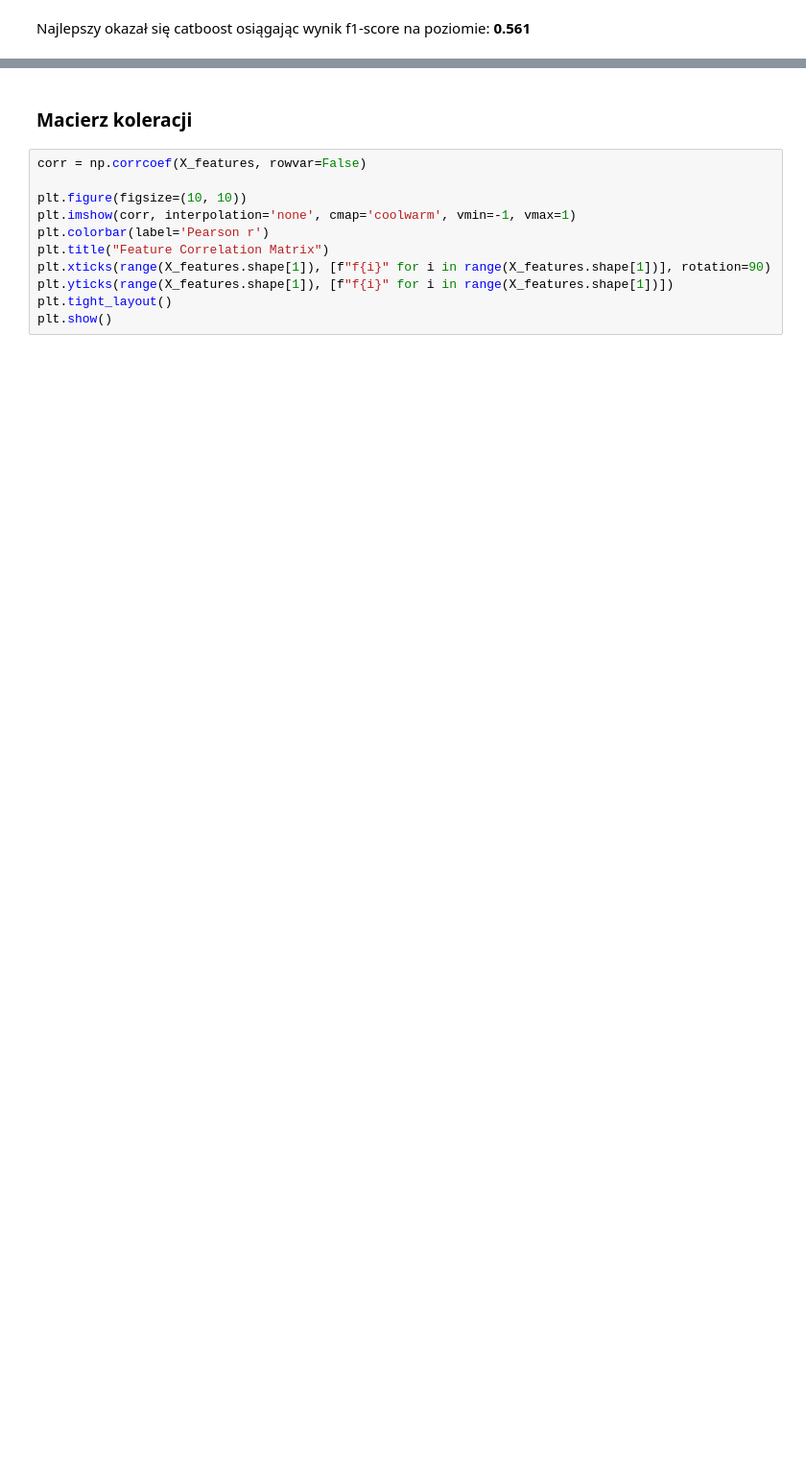
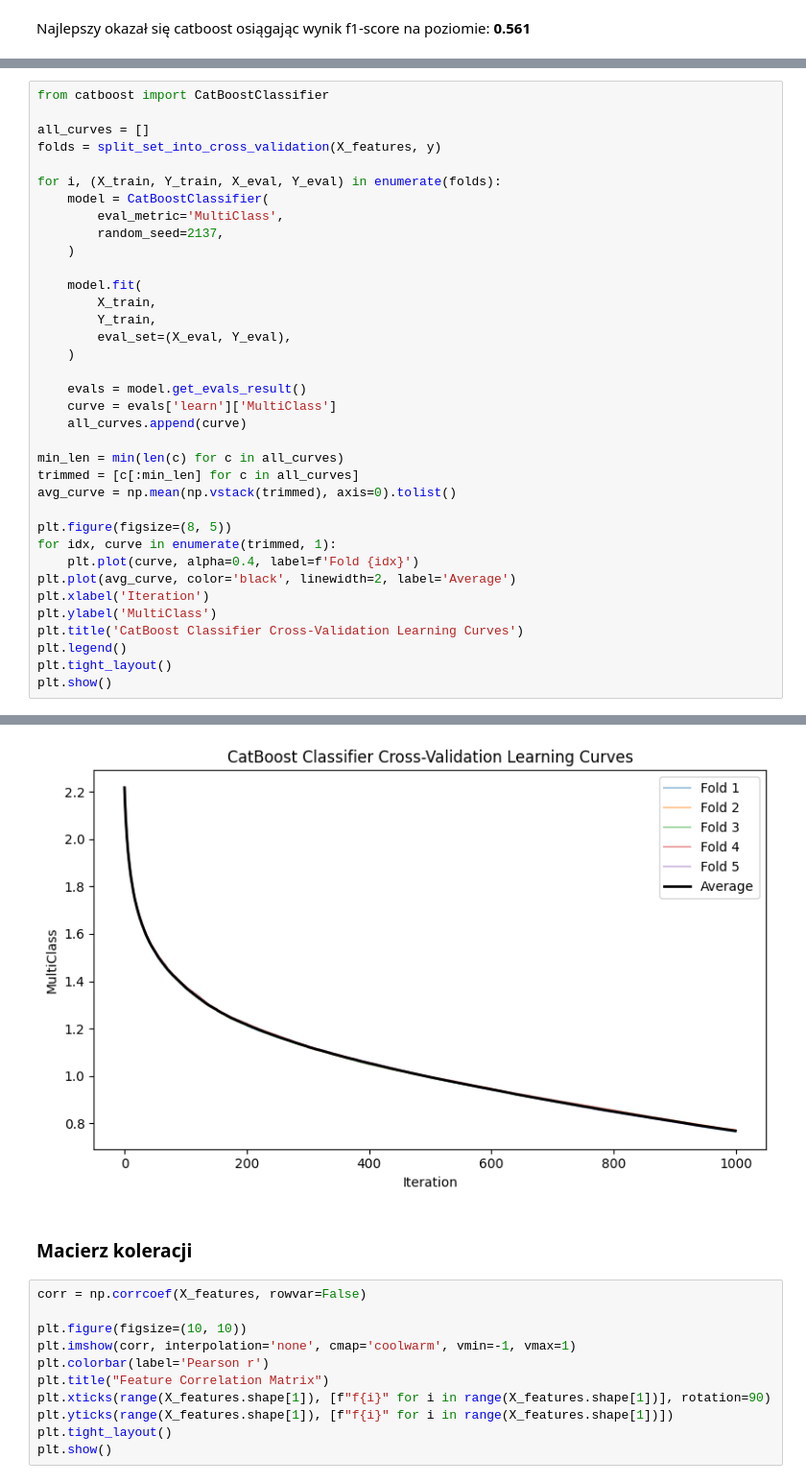
Before and after one commit to PiotrekCi/zmum-houses, a Jupyter notebook: ZMUM_p2.ipynb, the cells around one changed output, grey strips where cells are left out. Shown at 96% size. Saved outputs shown, nothing was run; the diff lists cells and outputs as text; blank space fills up the shorter version.

```diff
--- a/ZMUM_p2.ipynb
+++ b/ZMUM_p2.ipynb
@@ -368,0 +380,37 @@ Learning rate set to 0.375575
+# %%
+from catboost import CatBoostClassifier
+
+all_curves = []
+folds = split_set_into_cross_validation(X_features, y)
+
+for i, (X_train, Y_train, X_eval, Y_eval) in enumerate(folds):
+    model = CatBoostClassifier(
+        eval_metric='MultiClass',
+        random_seed=2137,
+    )
+
+    model.fit(
+        X_train,
+        Y_train,
+        eval_set=(X_eval, Y_eval),
+    )
+
+    evals = model.get_evals_result()
+    curve = evals['learn']['MultiClass']
+    all_curves.append(curve)
+
+min_len = min(len(c) for c in all_curves)
+trimmed = [c[:min_len] for c in all_curves]
+avg_curve = np.mean(np.vstack(trimmed), axis=0).tolist()
+
+plt.figure(figsize=(8, 5))
+for idx, curve in enumerate(trimmed, 1):
+    plt.plot(curve, alpha=0.4, label=f'Fold {idx}')
+plt.plot(avg_curve, color='black', linewidth=2, label='Average')
+plt.xlabel('Iteration')
+plt.ylabel('MultiClass')
+plt.title('CatBoost Classifier Cross-Validation Learning Curves')
+plt.legend()
+plt.tight_layout()
+plt.show()
+# %% [output]
@@ -369,3 +434,4 @@ Learning rate set to 0.375575
+[figure, added]
 # %% [markdown]
 ### Macierz koleracji
 # %%
```
Also changed, not shown: parts of 19 cells of this notebook.
